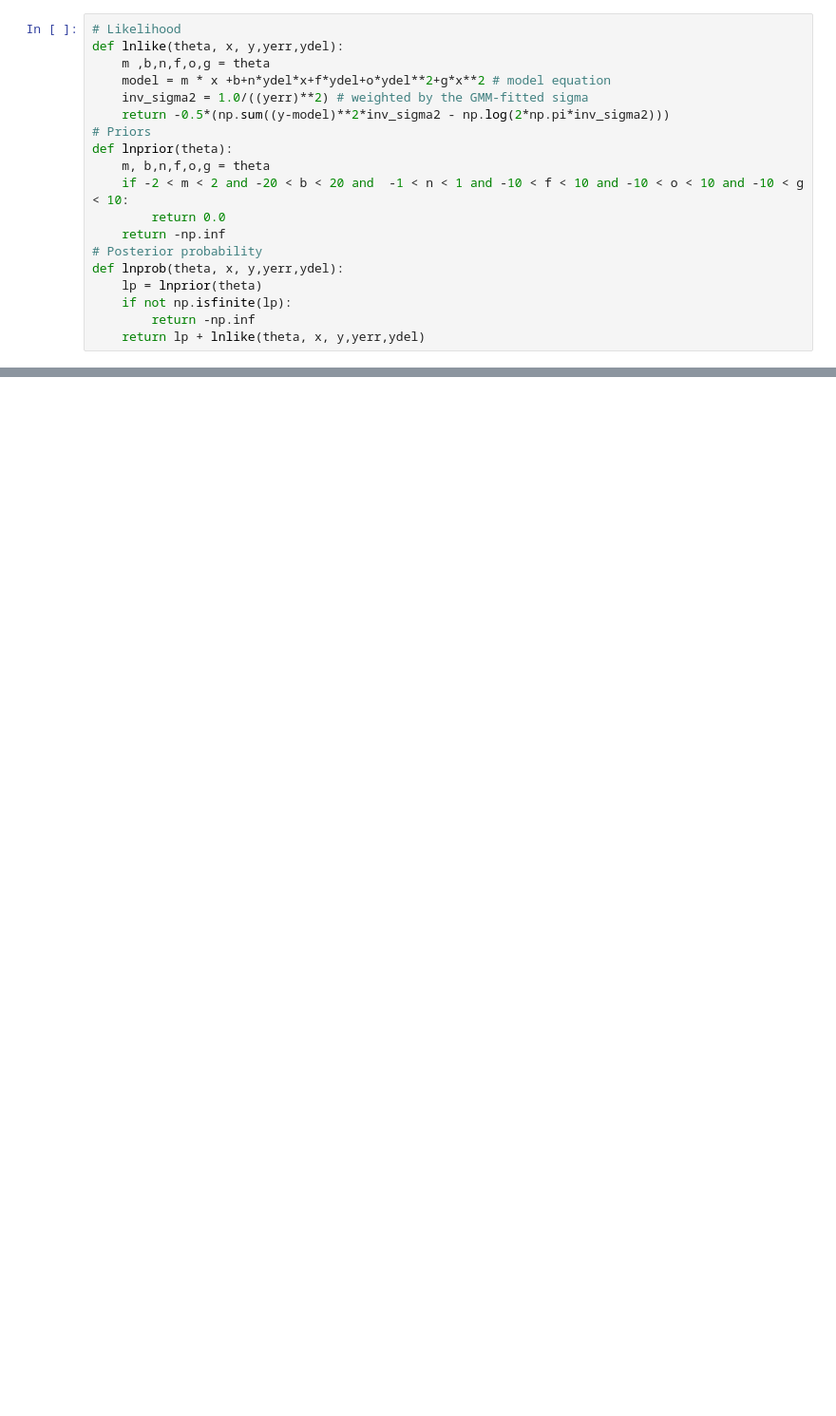
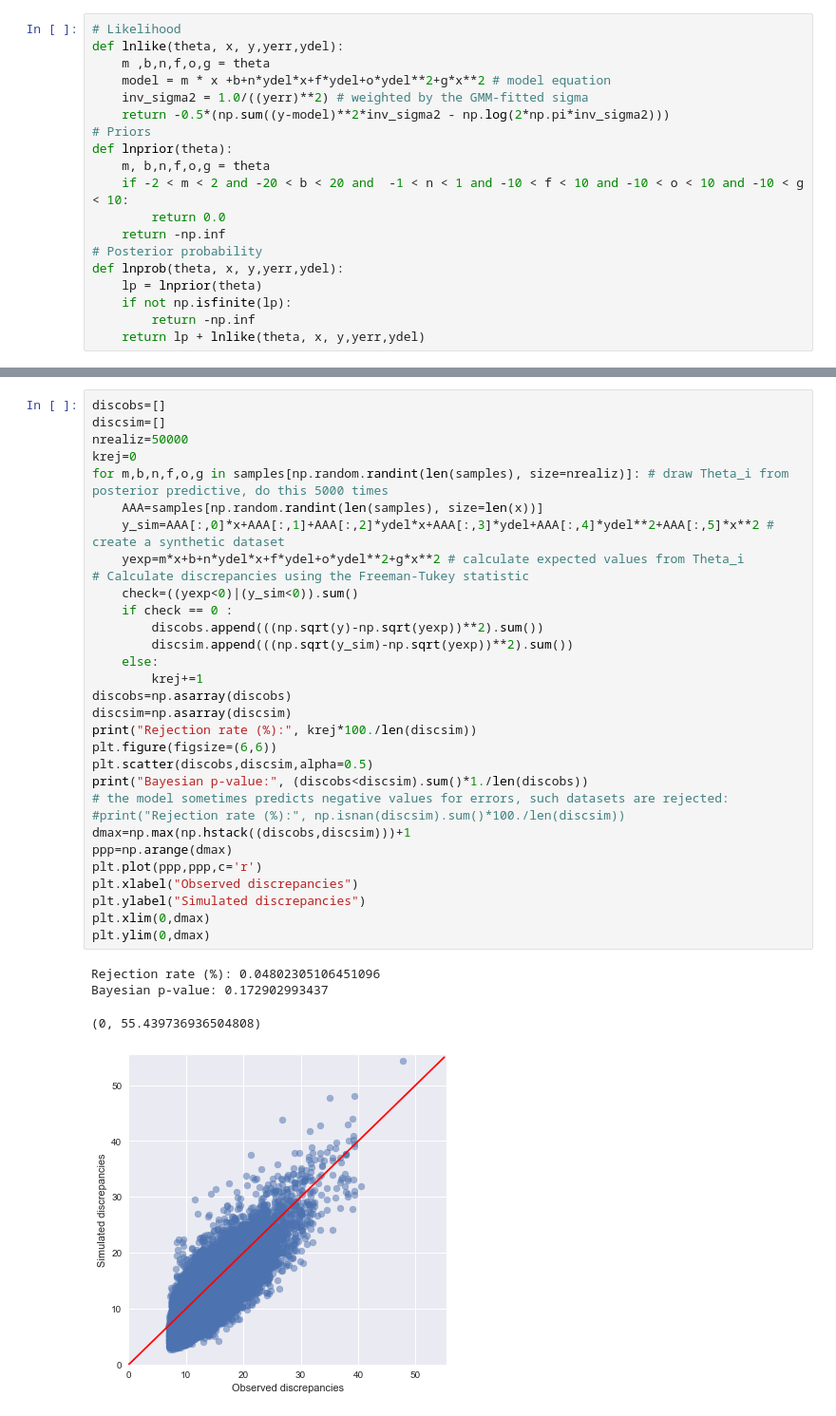
Before and after one commit to saint-germain/anisotropias, a Jupyter notebook: bootstrap predictive test.ipynb, the cells around one changed output, grey strips where cells are left out. Shown at 95% size. Drawn from its saved outputs; the diff is of its cells as text; blank space fills up the shorter version.

```diff
--- a/bootstrap predictive test.ipynb
+++ b/bootstrap predictive test.ipynb
@@ -323,0 +154,36 @@ len(this)
+# %%
+discobs=[]
+discsim=[]
+nrealiz=50000
+krej=0
+for m,b,n,f,o,g in samples[np.random.randint(len(samples), size=nrealiz)]: # draw Theta_i from posterior predictive, do this 5000 times
+    AAA=samples[np.random.randint(len(samples), size=len(x))]
+    y_sim=AAA[:,0]*x+AAA[:,1]+AAA[:,2]*ydel*x+AAA[:,3]*ydel+AAA[:,4]*ydel**2+AAA[:,5]*x**2 # create a synthetic dataset
+    yexp=m*x+b+n*ydel*x+f*ydel+o*ydel**2+g*x**2 # calculate expected values from Theta_i
+# Calculate discrepancies using the Freeman-Tukey statistic
+    check=((yexp<0)|(y_sim<0)).sum()
+    if check == 0 :
+        discobs.append(((np.sqrt(y)-np.sqrt(yexp))**2).sum())
+        discsim.append(((np.sqrt(y_sim)-np.sqrt(yexp))**2).sum())
+    else:
+        krej+=1
+discobs=np.asarray(discobs)
+discsim=np.asarray(discsim)
+print("Rejection rate (%):", krej*100./len(discsim))
+plt.figure(figsize=(6,6))
+plt.scatter(discobs,discsim,alpha=0.5)
+print("Bayesian p-value:", (discobs<discsim).sum()*1./len(discobs))
+# the model sometimes predicts negative values for errors, such datasets are rejected:
+#print("Rejection rate (%):", np.isnan(discsim).sum()*100./len(discsim))
+dmax=np.max(np.hstack((discobs,discsim)))+1
+ppp=np.arange(dmax)
+plt.plot(ppp,ppp,c='r')
+plt.xlabel("Observed discrepancies")
+plt.ylabel("Simulated discrepancies")
+plt.xlim(0,dmax)
+plt.ylim(0,dmax)
+# %% [output]
+Rejection rate (%): 0.04802305106451096
+Bayesian p-value: 0.172902993437
+(0, 55.439736936504808)
+[figure, added]
```
Also changed, not shown: parts of 76 cells of this notebook.
